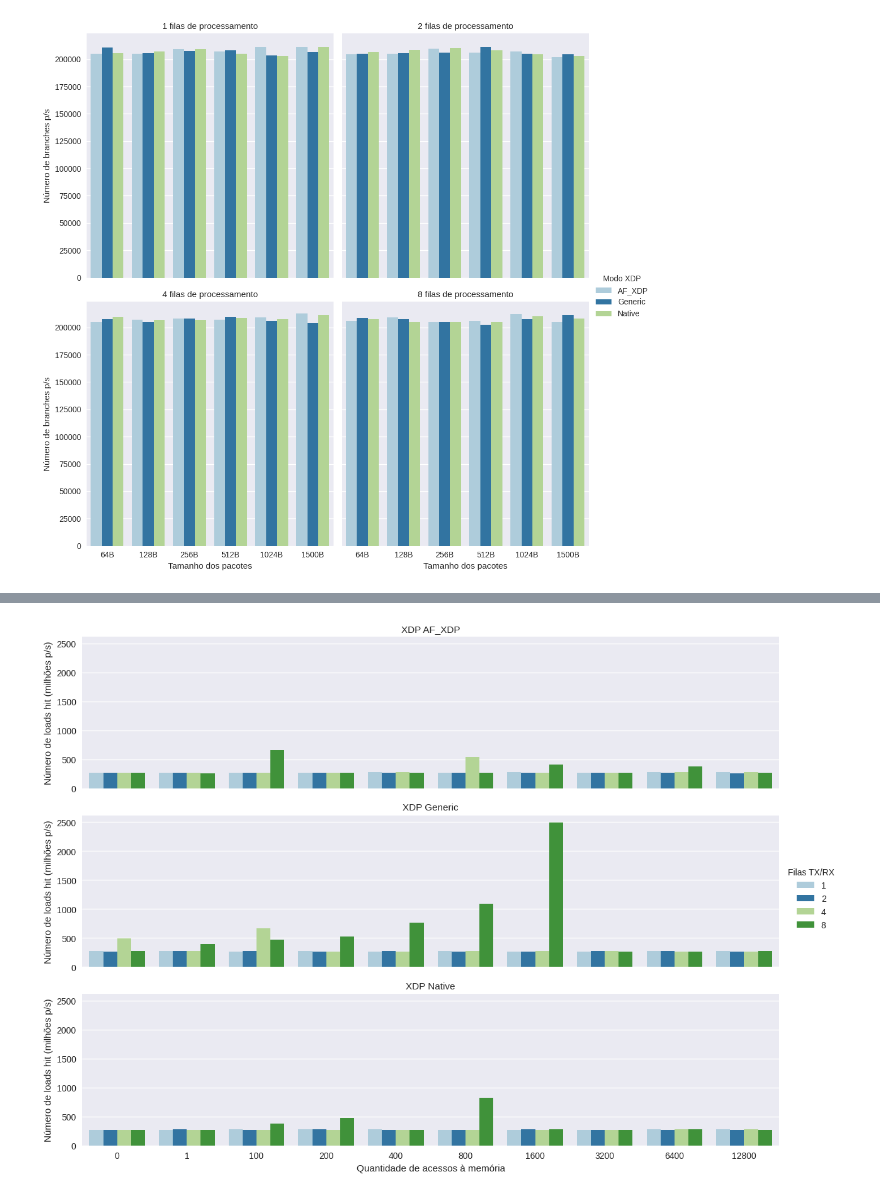
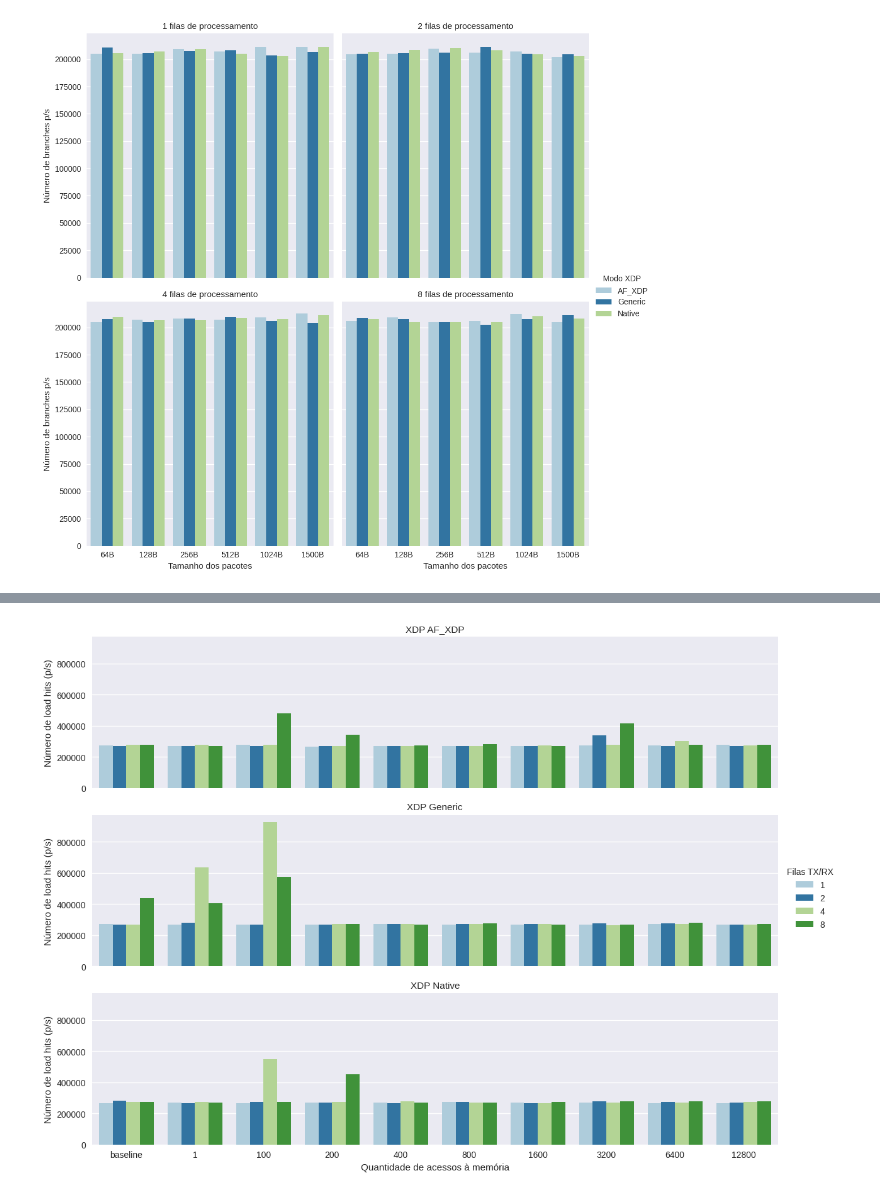
Before and after one commit to igor-capeletti/tcc_eBPF_XDP, a Jupyter notebook: scripts/python/gera_graficos_instrucoes_e_branchs.ipynb, the cells around one changed output, grey strips where cells are left out. Drawn from its saved outputs; the diff is of its cells as text; code cells hidden in the pictures.

```diff
--- a/scripts/python/gera_graficos_instrucoes_e_branchs.ipynb
+++ b/scripts/python/gera_graficos_instrucoes_e_branchs.ipynb
@@ -90,3 +82,5 @@ for i,j in zip(lista_for,lista_alias_for):
 df_perf['algoritmo']= df_perf['algoritmo'].astype(int)
 colunas= ['instructions', 'branches', 'branch_misses',
        'L1_dcache_loads', 'L1_dcache_load_misses']
+
+df_perf['instructions']= df_perf['instructions']/1000000
@@ -317,35 +296,35 @@ grafico.savefig(f'{raiz}/loads_hit_L1_{hue}_x_{eixo_x}@alg_{algoritmo}{format_im
 # %%
 
-packet_size= 1500
+packet_size= 1024
 
 eixo_x= 'algoritmo'
 eixo_y= 'L1_dcache_loads'
 hue= 'hook_ebpf'
 
 plt.rc('figure', figsize=(5, 5))
 df_perf= df_perf.sort_values(by=[eixo_x,hue,'combined'], ascending=True)       #ordena dados com os valores do eixo x
 
 df= df_perf.copy()
-df['L1_dcache_loads']= df['L1_dcache_loads']/1000
 df= df[df.packet_size == packet_size]            #filtra por tamanho de pacote especifico
 df= df[[eixo_x, eixo_y, hue, 'combined']]
 df = df.rename(columns={'L1_dcache_loads': 'load_hit_l1'})
 df = df.rename(columns={'hook_ebpf': 'Modo XDP'})
 df = df.rename(columns={'combined': 'Filas TX/RX'})
-
+df['algoritmo']= df['algoritmo'].astype(str)
+df['algoritmo']= df['algoritmo'].replace('0','baseline')
 
 df.index= range(len(df))
 grafico = sns.catplot(
     data=df, x=eixo_x, y='load_hit_l1',
     col='Modo XDP', hue='Filas TX/RX',
     kind="bar", palette='Paired', col_wrap=1,
     height= 3, aspect=12/3
 )
-grafico.set_ylabels("Número de loads hit (milhões p/s)")
+grafico.set_ylabels("Número de load hits (p/s)")
 grafico.set_xlabels("Quantidade de acessos à memória")
 grafico.set_titles("XDP {col_name}")
 
 grafico.savefig(f'{raiz}/loads_hits_{hue}_x_{eixo_x}@packet_size_{packet_size}{format_imagens}')
 # %% [output]
-[figure, old version]
+[figure, new version]
 # %% [markdown]
```
Also changed, not shown: parts of 16 cells of this notebook, 41 other files.
